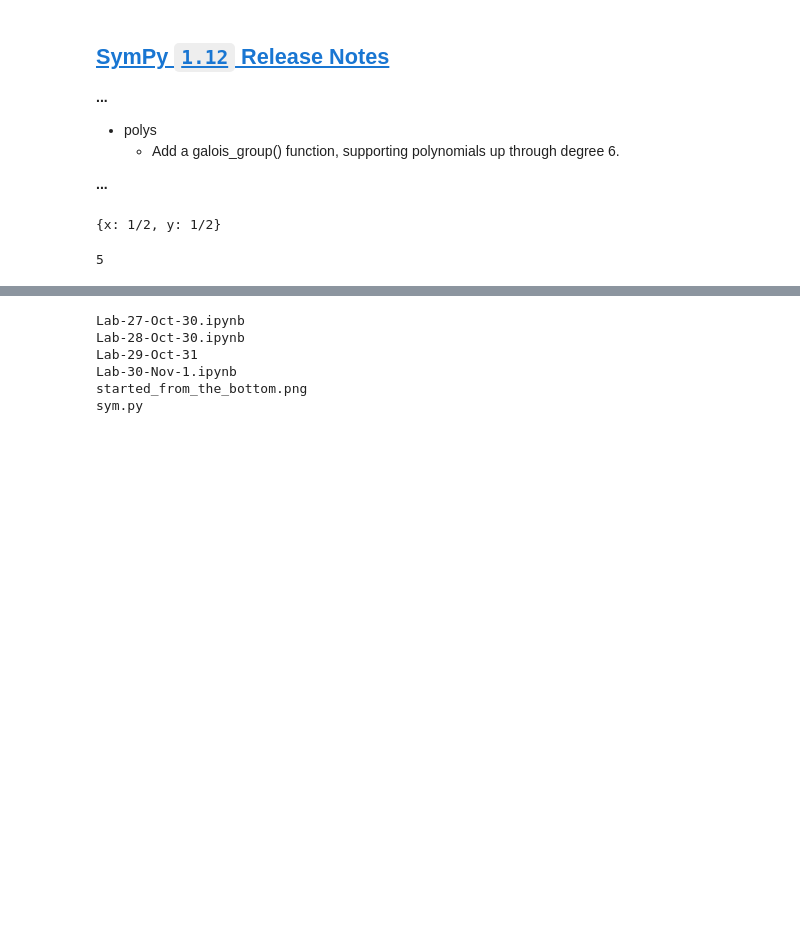
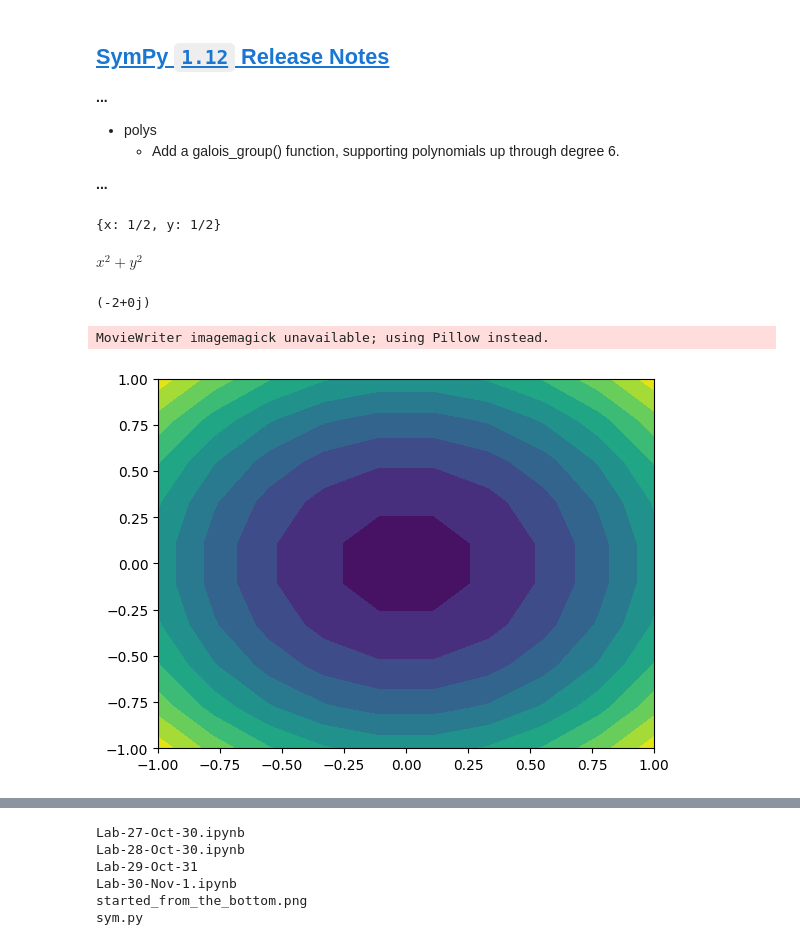
Before and after one commit to jackbullen/Math-248, a Jupyter notebook: Labs/Week 10/Lab-30-Nov-1.ipynb, the cells around one changed output, grey strips where cells are left out. Cells and saved outputs as stored; diff of their text form; code cells hidden in the pictures; blank space fills up the shorter version.

```diff
--- a/Labs/Week 10/Lab-30-Nov-1.ipynb
+++ b/Labs/Week 10/Lab-30-Nov-1.ipynb
@@ -179,12 +204,49 @@ solve([Eq(x + y, 1), Eq(x - y, 0)], [x, y])
 
 x, y = symbols('x y')
 
-solve([Eq(x**2 + y**2, 1), Eq(x - y, 0)], [x, y])
+solve([x**2 + y**2, x - y, 0], (x, y))
 
 simplify(x**2 + y**2)
-
-f = lambdify([x, y], x**2 + y**2)
-
-f(1, 2)
 # %% [output]
-5
+$\displaystyle x^{2} + y^{2}$
+# %%
+f = lambdify([x, y], x**2 + y**2)
+j = complex(0,1)
+f(j,j)
+# %% [output]
+(-2+0j)
+# %%
+from itertools import product
+import numpy as np
+from matplotlib.animation import FuncAnimation
+import matplotlib.pyplot as plt
+
+def f(x, y, i):
+    return x**2 + y**2 - i
+
+x = np.linspace(-1, 1, 10)
+y = np.linspace(-1, 1, 10)
+
+X, Y = np.meshgrid(x, y)
+
+Z = f(X, Y , 0.5)
+
+fig, ax = plt.subplots()
+
+ax.contourf(X, Y, Z, levels=10)
+
+def init():
+    ax.contourf(X, Y, Z, levels=10)
+    return fig,
+
+def update(i):
+    Z = f(X, Y, i/100 - 0.5)
+    ax.contourf(X, Y, Z, levels=10)
+    return fig,
+
+ani = FuncAnimation(fig, update, init_func=init, frames=100, interval=20, blit=True)
+
+ani.save('animation.gif', writer='imagemagick', fps=60)
+# %% [output]
+MovieWriter imagemagick unavailable; using Pillow instead.
+[figure, added]
```
Also changed, not shown: parts of 28 cells of this notebook, 3 other files.
